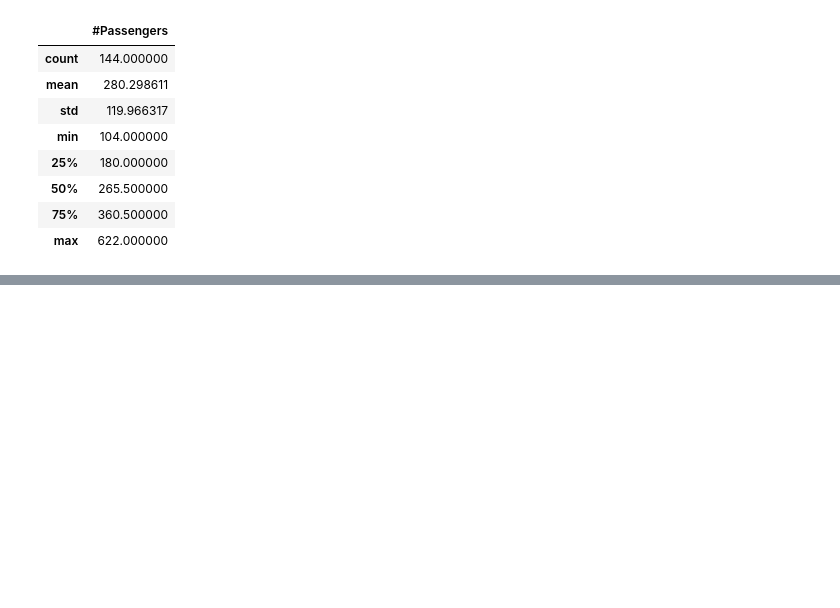
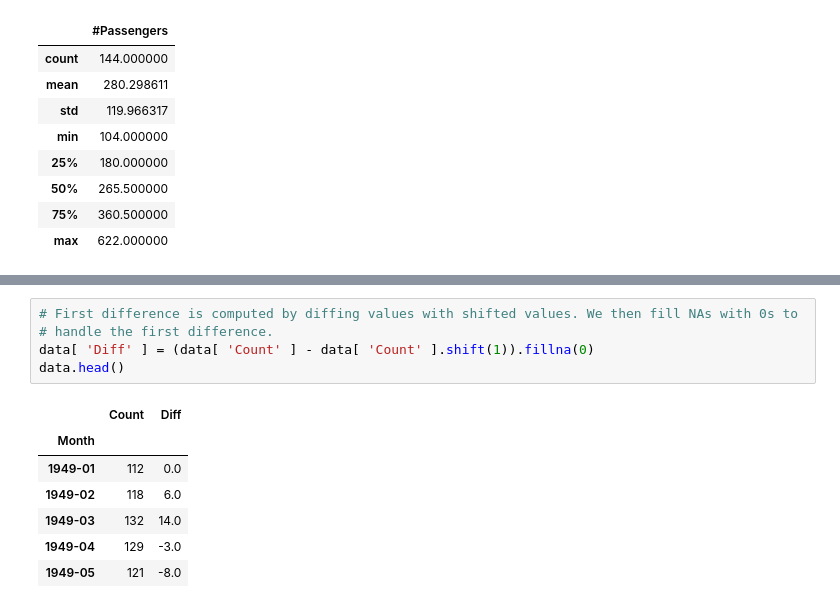
Before and after one commit to Staneesh/Repro2023, a Jupyter notebook: main.ipynb, the cells around one changed output, grey strips where cells are left out. Drawn from its saved outputs; the diff is of its cells as text; blank space fills up the shorter version.

```diff
--- a/main.ipynb
+++ b/main.ipynb
@@ -38,0 +49,13 @@ Having taken a better look we can note down a couple observations:
+# %%
+# First difference is computed by diffing values with shifted values. We then fill NAs with 0s to
+# handle the first difference.
+data[ 'Diff' ] = (data[ 'Count' ] - data[ 'Count' ].shift(1)).fillna(0)
+data.head()
+# %% [output]
+|  | Count | Diff |
+| Month |  |  |
+| 1949-01 | 112 | 0.0 |
+| 1949-02 | 118 | 6.0 |
+| 1949-03 | 132 | 14.0 |
+| 1949-04 | 129 | -3.0 |
+| 1949-05 | 121 | -8.0 |
```
Also changed, not shown: parts of 4 cells of this notebook.
